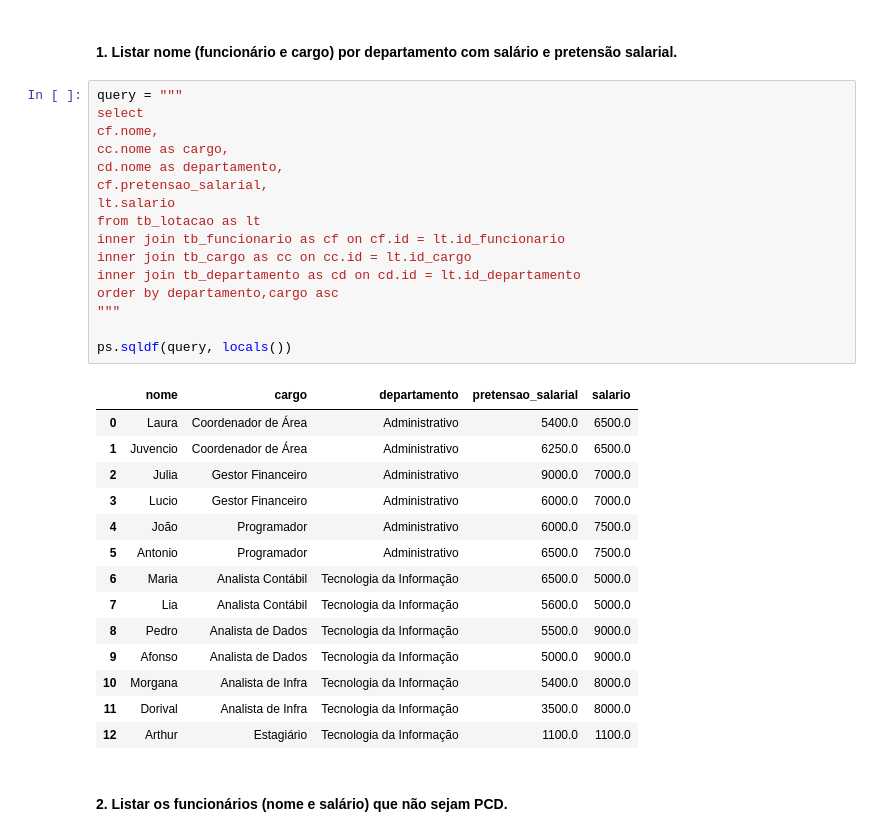
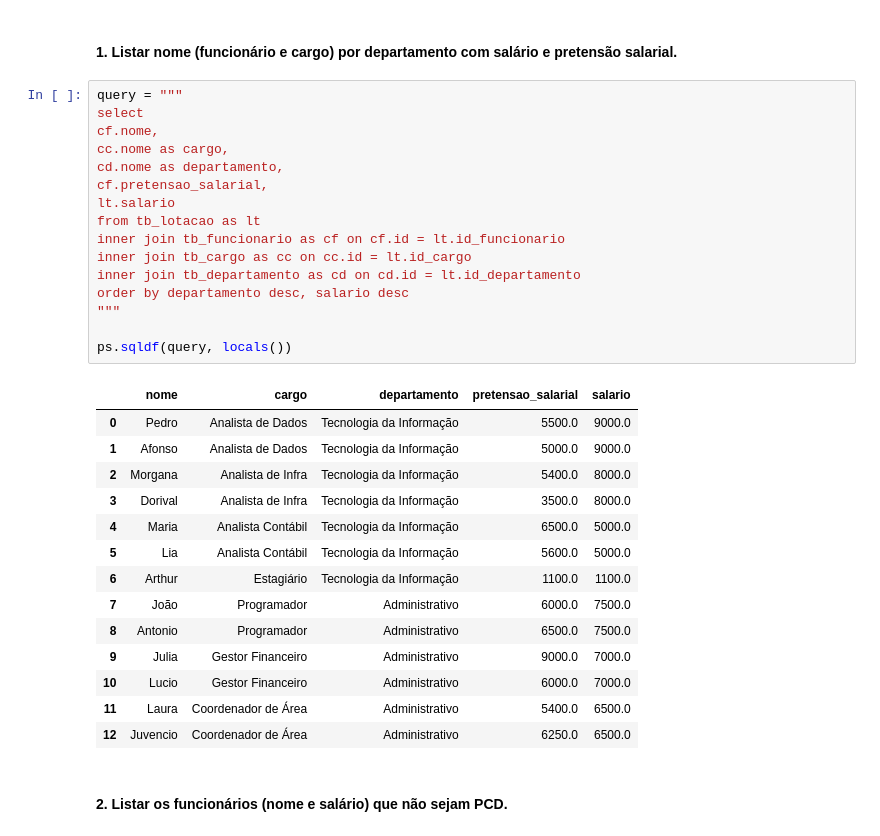
Before and after one commit to GregoryLavor/analise-lotacao, a Jupyter notebook: Analise_Lotacao.ipynb, the cells around one changed output. Drawn from its saved outputs; the diff is of its cells as text.

```diff
--- a/Analise_Lotacao.ipynb
+++ b/Analise_Lotacao.ipynb
@@ -37,34 +37,34 @@ tb_lotacao = pd.read_csv ('https://raw.githubusercontent.com/GregoryLavor/analis
 # %%
 query = """
 select
 cf.nome,
 cc.nome as cargo,
 cd.nome as departamento,
 cf.pretensao_salarial,
 lt.salario
 from tb_lotacao as lt
 inner join tb_funcionario as cf on cf.id = lt.id_funcionario
 inner join tb_cargo as cc on cc.id = lt.id_cargo
 inner join tb_departamento as cd on cd.id = lt.id_departamento
-order by departamento,cargo asc
+order by departamento desc, salario desc
 """
 
 ps.sqldf(query, locals())
 # %% [output]
 |  | nome | cargo | departamento | pretensao_salarial | salario |
-| 0 | Laura | Coordenador de Área | Administrativo | 5400.0 | 6500.0 |
-| 1 | Juvencio | Coordenador de Área | Administrativo | 6250.0 | 6500.0 |
-| 2 | Julia | Gestor Financeiro | Administrativo | 9000.0 | 7000.0 |
-| 3 | Lucio | Gestor Financeiro | Administrativo | 6000.0 | 7000.0 |
-| 4 | João | Programador | Administrativo | 6000.0 | 7500.0 |
-| 5 | Antonio | Programador | Administrativo | 6500.0 | 7500.0 |
-| 6 | Maria | Analista Contábil | Tecnologia da Informação | 6500.0 | 5000.0 |
-| 7 | Lia | Analista Contábil | Tecnologia da Informação | 5600.0 | 5000.0 |
-| 8 | Pedro | Analista de Dados | Tecnologia da Informação | 5500.0 | 9000.0 |
-| 9 | Afonso | Analista de Dados | Tecnologia da Informação | 5000.0 | 9000.0 |
-| 10 | Morgana | Analista de Infra | Tecnologia da Informação | 5400.0 | 8000.0 |
-| 11 | Dorival | Analista de Infra | Tecnologia da Informação | 3500.0 | 8000.0 |
-| 12 | Arthur | Estagiário | Tecnologia da Informação | 1100.0 | 1100.0 |
+| 0 | Pedro | Analista de Dados | Tecnologia da Informação | 5500.0 | 9000.0 |
+| 1 | Afonso | Analista de Dados | Tecnologia da Informação | 5000.0 | 9000.0 |
+| 2 | Morgana | Analista de Infra | Tecnologia da Informação | 5400.0 | 8000.0 |
+| 3 | Dorival | Analista de Infra | Tecnologia da Informação | 3500.0 | 8000.0 |
+| 4 | Maria | Analista Contábil | Tecnologia da Informação | 6500.0 | 5000.0 |
+| 5 | Lia | Analista Contábil | Tecnologia da Informação | 5600.0 | 5000.0 |
+| 6 | Arthur | Estagiário | Tecnologia da Informação | 1100.0 | 1100.0 |
+| 7 | João | Programador | Administrativo | 6000.0 | 7500.0 |
+| 8 | Antonio | Programador | Administrativo | 6500.0 | 7500.0 |
+| 9 | Julia | Gestor Financeiro | Administrativo | 9000.0 | 7000.0 |
+| 10 | Lucio | Gestor Financeiro | Administrativo | 6000.0 | 7000.0 |
+| 11 | Laura | Coordenador de Área | Administrativo | 5400.0 | 6500.0 |
+| 12 | Juvencio | Coordenador de Área | Administrativo | 6250.0 | 6500.0 |
 # %% [markdown]
 #### 2. Listar os funcionários (nome e salário) que não sejam PCD.
 # %%
```
